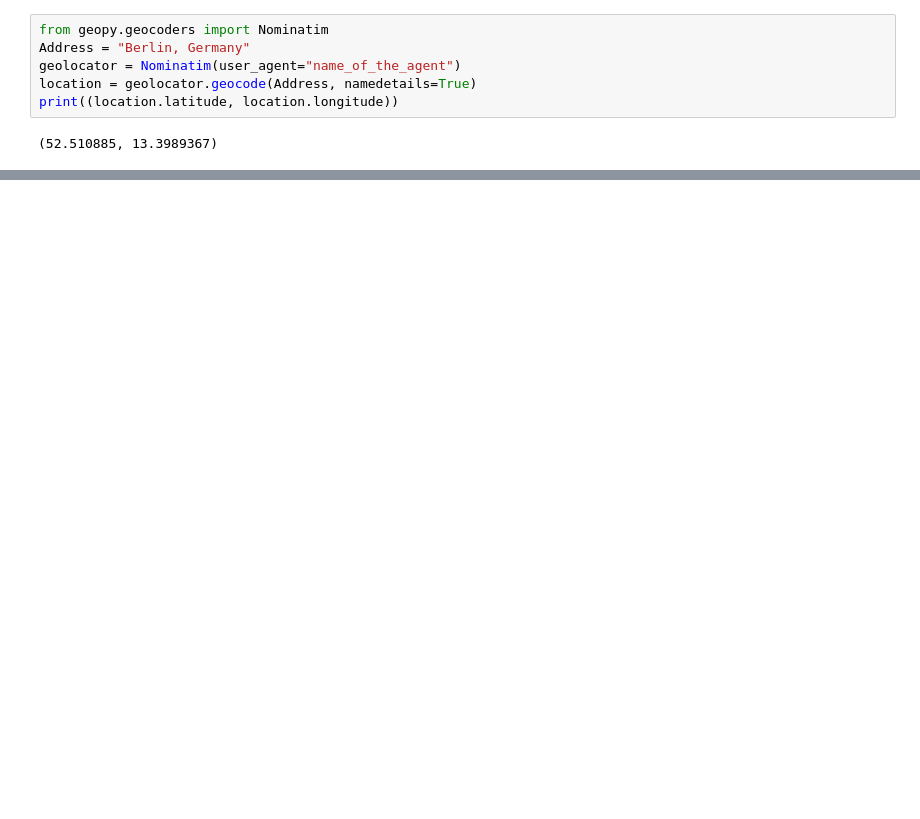
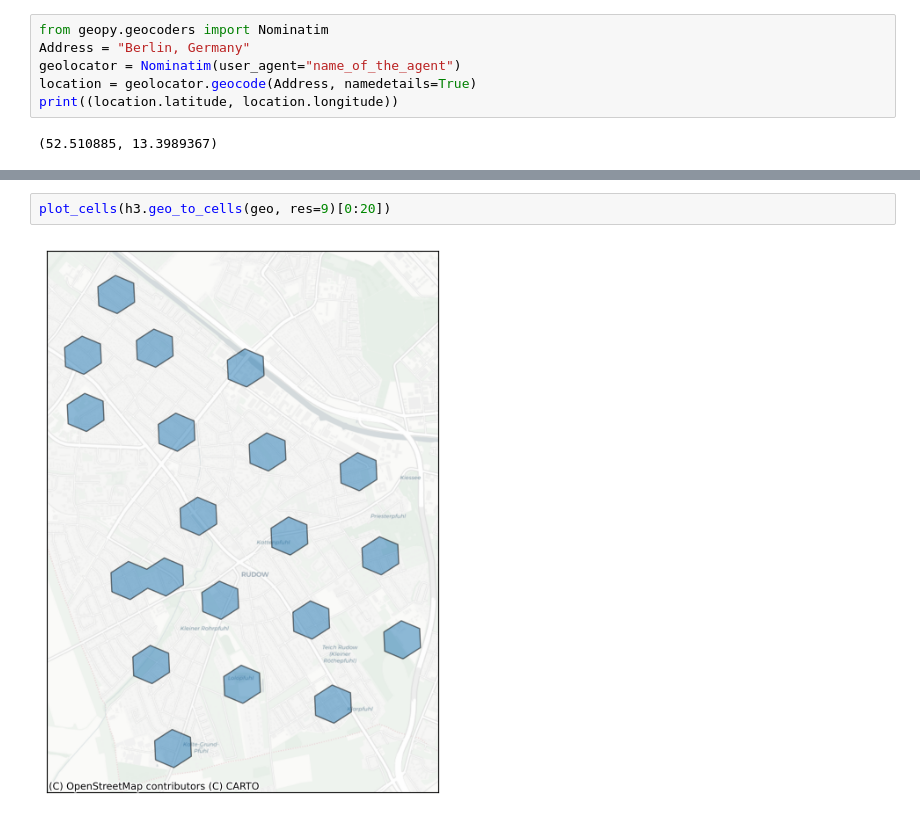
Before and after one commit to Famondir/flat-location-rater, a Jupyter notebook: dashboard.ipynb, the cells around one changed output, grey strips where cells are left out. Drawn from its saved outputs; the diff is of its cells as text; blank space fills up the shorter version.

```diff
--- a/dashboard.ipynb
+++ b/dashboard.ipynb
@@ -215,0 +480,4 @@ BHT Berlin: 19 min 0 s
+# %%
+plot_cells(h3.geo_to_cells(geo, res=9)[0:20])
+# %% [output]
+[figure, added]
```
Also changed, not shown: parts of 34 cells of this notebook, 10 other files.
